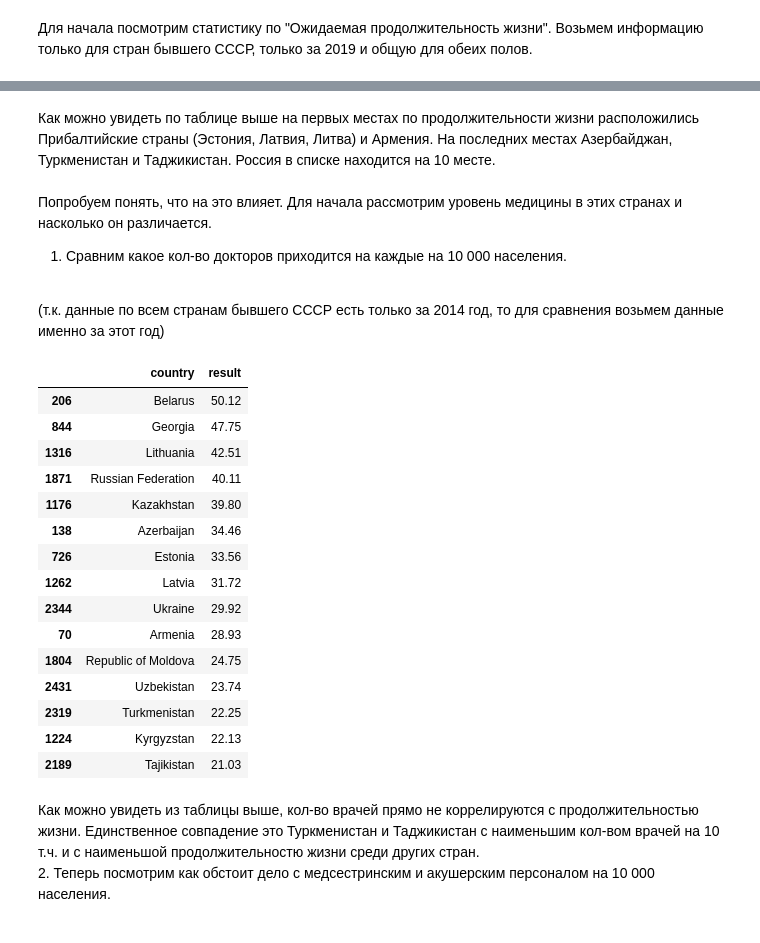
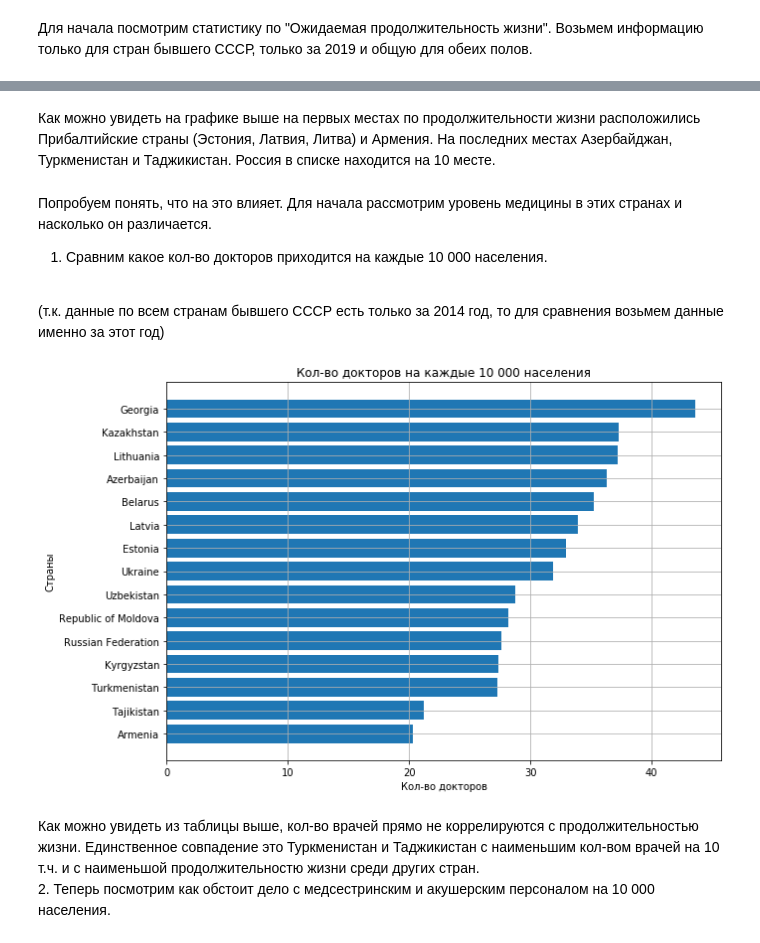
Before and after one commit to iamdenizzz/Diplom_DA-11, a Jupyter notebook: Diplom.ipynb, the cells around one changed output, grey strips where cells are left out. Saved outputs shown, nothing was run; the diff lists cells and outputs as text; code cells hidden in the pictures.

```diff
--- a/Diplom.ipynb
+++ b/Diplom.ipynb
@@ -58,32 +57,21 @@ datas['leab']
+# %% [markdown]
+Как можно увидеть на графике выше на первых местах по продолжительности жизни расположились Прибалтийские страны (Эстония, Латвия, Литва) и Армения. На последних местах Азербайджан, Туркменистан и Таджикистан. Россия в списке находится на 10 месте.
 # %% [markdown]
-Как можно увидеть по таблице выше на первых местах по продолжительности жизни расположились Прибалтийские страны (Эстония, Латвия, Литва) и Армения. На последних местах Азербайджан, Туркменистан и Таджикистан. Россия в списке находится на 10 месте.
-<br><br>
 Попробуем понять, что на это влияет. Для начала рассмотрим уровень медицины в этих странах и насколько он различается.
-1. Сравним какое кол-во докторов приходится на каждые  на 10 000 населения.
+1. Сравним какое кол-во докторов приходится на каждые 10 000 населения.
 <br>
 (т.к. данные по всем странам бывшего СССР есть только за 2014 год, то для сравнения возьмем данные именно за этот год)
-# %%
-datas['md'] = get_stat('medicalDoctors',
-                     ['country','period','indicator','result'],
-                     2014)
-datas['md']
-# %% [output]
-|  | country | result |
-| 206 | Belarus | 50.12 |
-| 844 | Georgia | 47.75 |
-| 1316 | Lithuania | 42.51 |
-| 1871 | Russian Federation | 40.11 |
-| 1176 | Kazakhstan | 39.80 |
-| 138 | Azerbaijan | 34.46 |
-| 726 | Estonia | 33.56 |
-| 1262 | Latvia | 31.72 |
-| 2344 | Ukraine | 29.92 |
-| 70 | Armenia | 28.93 |
-| 1804 | Republic of Moldova | 24.75 |
-| 2431 | Uzbekistan | 23.74 |
-| 2319 | Turkmenistan | 22.25 |
-| 1224 | Kyrgyzstan | 22.13 |
-| 2189 | Tajikistan | 21.03 |
+# %%
+datas['md'] = get_stat('medicalDoctors',
+                     ['country','period','indicator','result'])
+
+plt.barh(datas['md']['country'], datas['md']['result'])
+plt.title('Кол-во докторов на каждые 10 000 населения')
+plt.xlabel('Кол-во докторов')
+plt.ylabel('Страны')
+plt.grid()
+# %% [output]
+[figure, added]
 # %% [markdown]
 Как можно увидеть из таблицы выше, кол-во врачей прямо не коррелируются с продолжительностью жизни. Единственное совпадение это Туркменистан и Таджикистан с наименьшим кол-вом врачей на 10 т.ч. и с наименьшой продолжительностю жизни среди других стран.
 <br>
```
Also changed, not shown: parts of 60 cells of this notebook.
